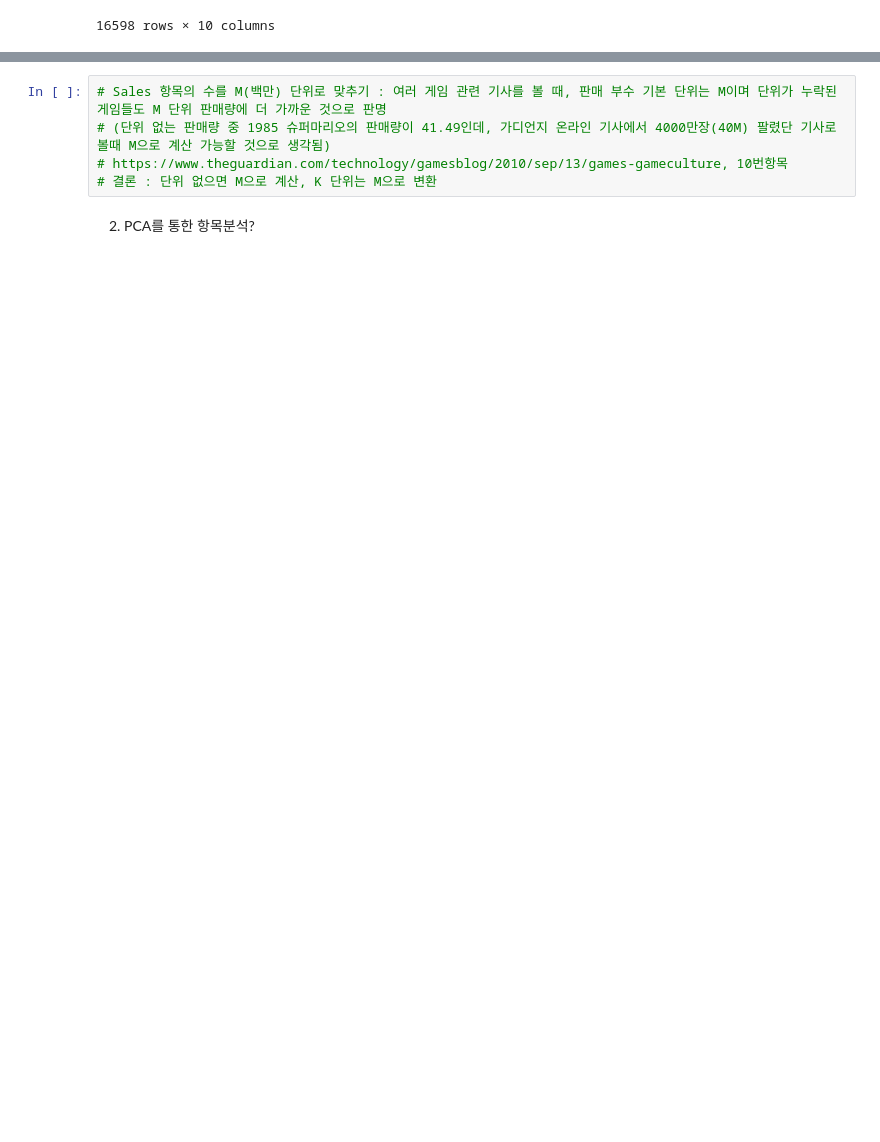
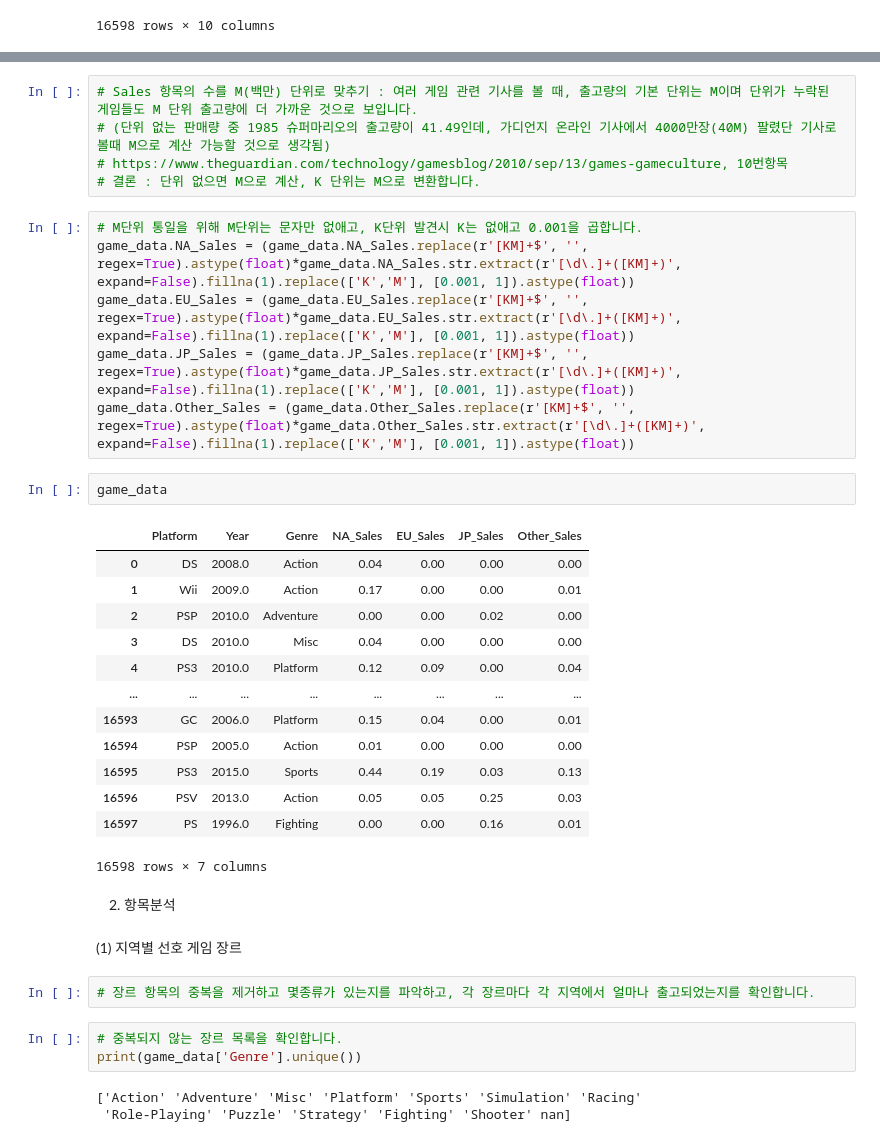
Before and after one commit to Lemonfry/ds-section1-project, a Jupyter notebook: section1-project.ipynb, the cells around one changed output, grey strips where cells are left out. Drawn from its saved outputs; the diff is of its cells as text; blank space fills up the shorter version.

```diff
--- a/section1-project.ipynb
+++ b/section1-project.ipynb
@@ -70,7 +74,39 @@ game_data
 # %%
-# Sales 항목의 수를 M(백만) 단위로 맞추기 : 여러 게임 관련 기사를 볼 때, 판매 부수 기본 단위는 M이며 단위가 누락된 게임들도 M 단위 판매량에 더 가까운 것으로 판명
-# (단위 없는 판매량 중 1985 슈퍼마리오의 판매량이 41.49인데, 가디언지 온라인 기사에서 4000만장(40M) 팔렸단 기사로 볼때 M으로 계산 가능할 것으로 생각됨)
+# Sales 항목의 수를 M(백만) 단위로 맞추기 : 여러 게임 관련 기사를 볼 때, 출고량의 기본 단위는 M이며 단위가 누락된 게임들도 M 단위 출고량에 더 가까운 것으로 보입니다.
+# (단위 없는 판매량 중 1985 슈퍼마리오의 출고량이 41.49인데, 가디언지 온라인 기사에서 4000만장(40M) 팔렸단 기사로 볼때 M으로 계산 가능할 것으로 생각됨)
 # https://www.theguardian.com/technology/gamesblog/2010/sep/13/games-gameculture, 10번항목
-# 결론 : 단위 없으면 M으로 계산, K 단위는 M으로 변환
+# 결론 : 단위 없으면 M으로 계산, K 단위는 M으로 변환합니다.
+# %%
+# M단위 통일을 위해 M단위는 문자만 없애고, K단위 발견시 K는 없애고 0.001을 곱합니다.
+game_data.NA_Sales = (game_data.NA_Sales.replace(r'[KM]+$', '', regex=True).astype(float)*game_data.NA_Sales.str.extract(r'[\d\.]+([KM]+)', expand=False).fillna(1).replace(['K','M'], [0.001, 1]).astype(float))
+game_data.EU_Sales = (game_data.EU_Sales.replace(r'[KM]+$', '', regex=True).astype(float)*game_data.EU_Sales.str.extract(r'[\d\.]+([KM]+)', expand=False).fillna(1).replace(['K','M'], [0.001, 1]).astype(float))
+game_data.JP_Sales = (game_data.JP_Sales.replace(r'[KM]+$', '', regex=True).astype(float)*game_data.JP_Sales.str.extract(r'[\d\.]+([KM]+)', expand=False).fillna(1).replace(['K','M'], [0.001, 1]).astype(float))
+game_data.Other_Sales = (game_data.Other_Sales.replace(r'[KM]+$', '', regex=True).astype(float)*game_data.Other_Sales.str.extract(r'[\d\.]+([KM]+)', expand=False).fillna(1).replace(['K','M'], [0.001, 1]).astype(float))
+# %%
+game_data
+# %% [output]
+|  | Platform | Year | Genre | NA_Sales | EU_Sales | JP_Sales | Other_Sales |
+| 0 | DS | 2008.0 | Action | 0.04 | 0.00 | 0.00 | 0.00 |
+| 1 | Wii | 2009.0 | Action | 0.17 | 0.00 | 0.00 | 0.01 |
+| 2 | PSP | 2010.0 | Adventure | 0.00 | 0.00 | 0.02 | 0.00 |
+| 3 | DS | 2010.0 | Misc | 0.04 | 0.00 | 0.00 | 0.00 |
+| 4 | PS3 | 2010.0 | Platform | 0.12 | 0.09 | 0.00 | 0.04 |
+| ... | ... | ... | ... | ... | ... | ... | ... |
+| 16593 | GC | 2006.0 | Platform | 0.15 | 0.04 | 0.00 | 0.01 |
+| 16594 | PSP | 2005.0 | Action | 0.01 | 0.00 | 0.00 | 0.00 |
+| 16595 | PS3 | 2015.0 | Sports | 0.44 | 0.19 | 0.03 | 0.13 |
+| 16596 | PSV | 2013.0 | Action | 0.05 | 0.05 | 0.25 | 0.03 |
+| 16597 | PS | 1996.0 | Fighting | 0.00 | 0.00 | 0.16 | 0.01 |
+16598 rows × 7 columns
 # %% [markdown]
-2. PCA를 통한 항목분석?
+2. 항목분석
+# %% [markdown]
+(1) 지역별 선호 게임 장르
+# %%
+# 장르 항목의 중복을 제거하고 몇종류가 있는지를 파악하고, 각 장르마다 각 지역에서 얼마나 출고되었는지를 확인합니다.
+# %%
+# 중복되지 않는 장르 목록을 확인합니다.
+print(game_data['Genre'].unique())
+# %% [output]
+['Action' 'Adventure' 'Misc' 'Platform' 'Sports' 'Simulation' 'Racing'
+ 'Role-Playing' 'Puzzle' 'Strategy' 'Fighting' 'Shooter' nan]
```
Also changed, not shown: parts of 6 cells of this notebook.
